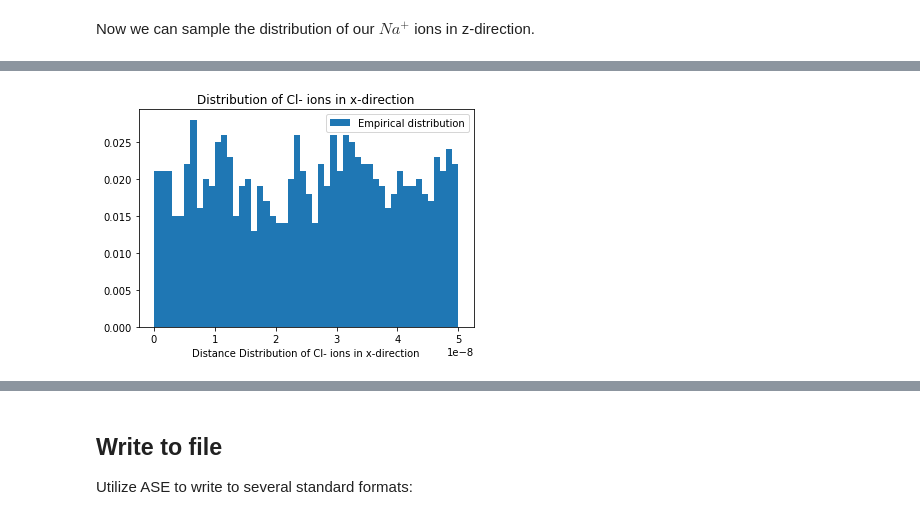
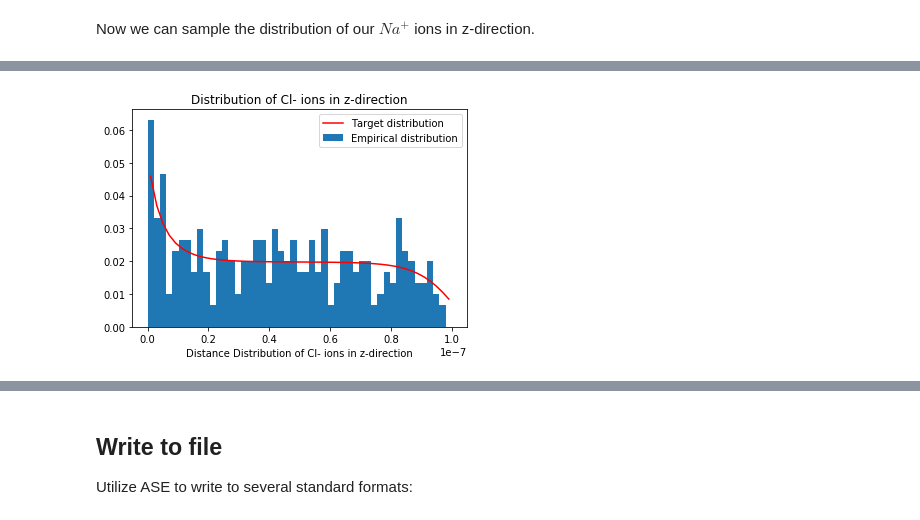
Before and after one commit to jotelha/continuous2discrete, a Jupyter notebook: showcases.ipynb, the cells around one changed output, grey strips where cells are left out. Cells and saved outputs as stored; diff of their text form; code cells hidden in the pictures.

```diff
--- a/showcases.ipynb
+++ b/showcases.ipynb
@@ -1391,5 +1537,8 @@ Now we can sample the distribution of our $Na^+$ ions in z-direction.
+# %%
+scaled_cl_distribution = lambda x: cl_distribution(x) / cl_distribution(0) * 0.1
 # %%
-x = 50 * 1e-9
+x = 50e-9
 z = pnp.L
 box = np.array([x, x, z])
-sample_size = 1000
+
+n_bins = 50 # for histogram plots
@@ -1395,0 +1547,2 @@ sample_size = 1000
+# %%
+cl_sample_size = int(np.round(box.prod()*pnp.c[1] * sc.Avogadro)) # [V] = m^3, [c] = mol / m^3, [N_A] = 1 / mol
@@ -1405,4 +1566,3 @@ plot_dist(histz, 'Distribution of Na+ ions in z-direction', reference_distributi
 # %%
-cl_struc = generate_structure(distribution=cl_distribution, box=box, atom_count=sample_size)
-histx, histy, histz = get_histogram(cl_struc, box=box, n_bins=51)
-plot_dist(histz, 'Distribution of Cl- ions in z-direction', reference_distribution=cl_distribution)
+cl_struc = generate_structure(distribution=scaled_cl_distribution, box=box, atom_count=cl_sample_size)
+histx, histy, histz = get_histogram(cl_struc, box=box, n_bins=n_bins)
@@ -1411,4 +1569,4 @@ plot_dist(histz, 'Distribution of Cl- ions in z-direction', reference_distributi
 # %%
-plot_dist(histx, 'Distribution of Cl- ions in x-direction')
+plot_dist(histz, 'Distribution of Cl- ions in z-direction', reference_distribution=scaled_cl_distribution)
 # %% [output]
-[figure, old version]
+[figure, new version]
```
Also changed, not shown: parts of 96 cells of this notebook.
